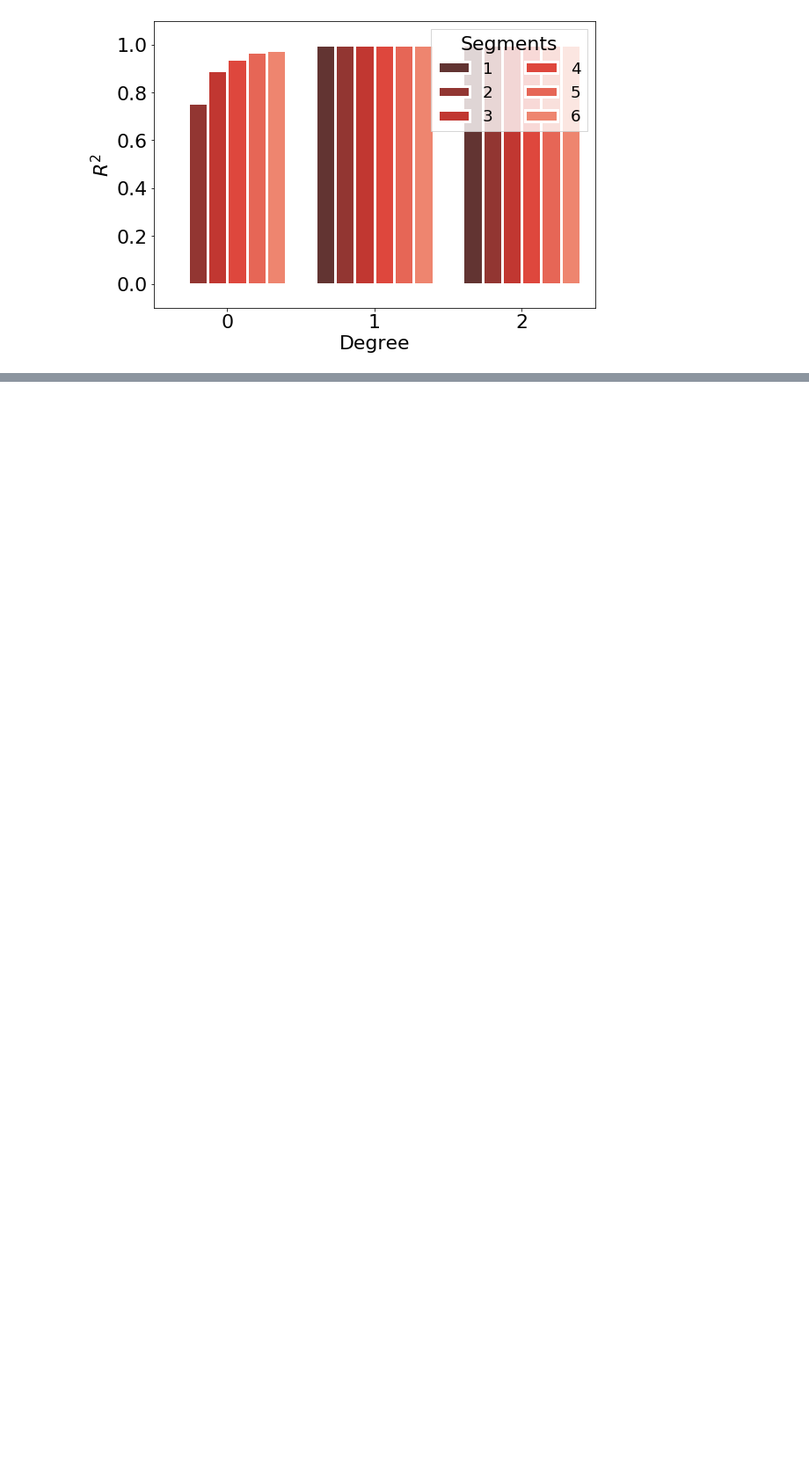
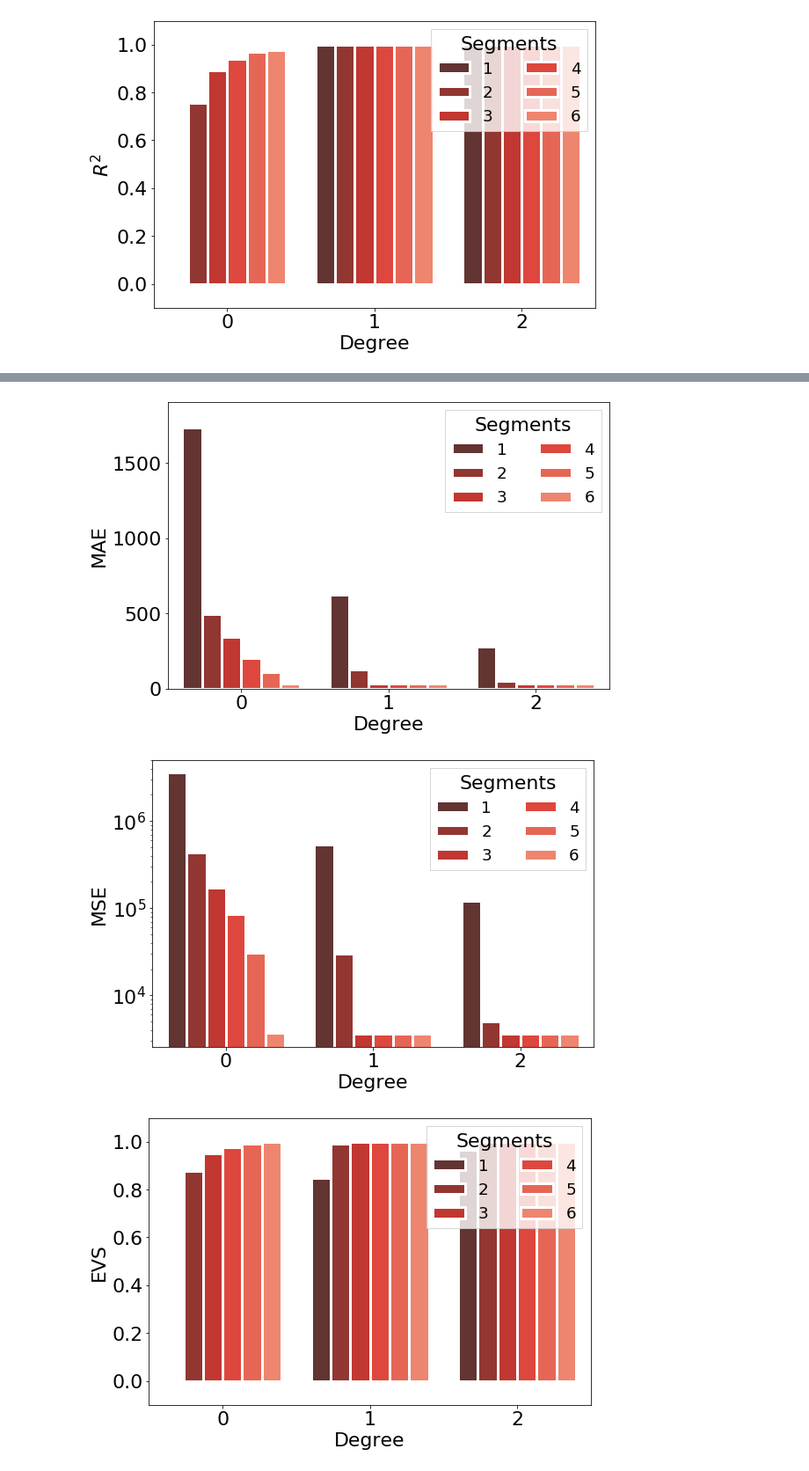
Before and after one commit to sndzoo/analysis, a Jupyter notebook: pwl_approx_analysis-basic.ipynb, the cells around one changed output, grey strips where cells are left out. Shown at 88% size. Saved outputs shown, nothing was run; the diff lists cells and outputs as text; code cells hidden in the pictures; blank space fills up the shorter version.

```diff
--- a/pwl_approx_analysis-basic.ipynb
+++ b/pwl_approx_analysis-basic.ipynb
@@ -689,0 +777,6 @@ analyse_errors(df_err)
+# %%
+analyse_errors(df_err)
+# %% [output]
+[figure, added]
+[figure, added]
+[figure, added]
```
Also changed, not shown: parts of 9 cells of this notebook, 21 other files.
